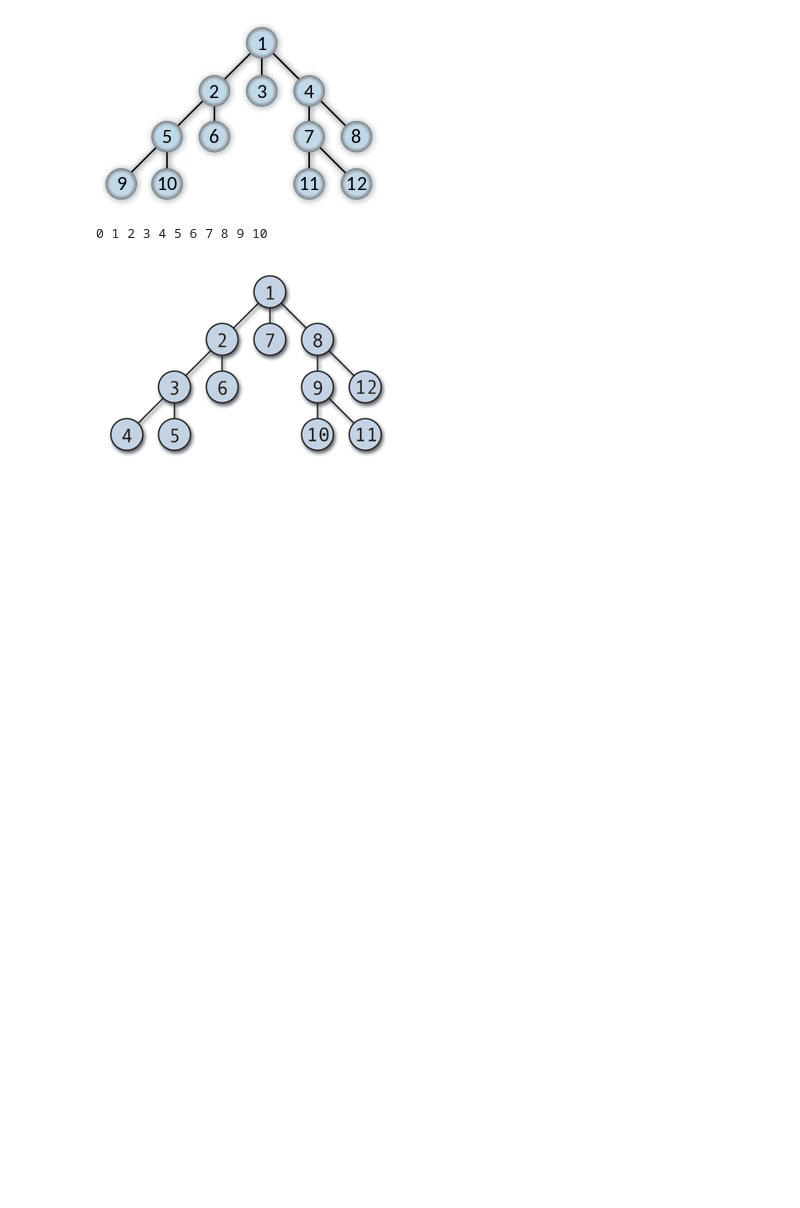
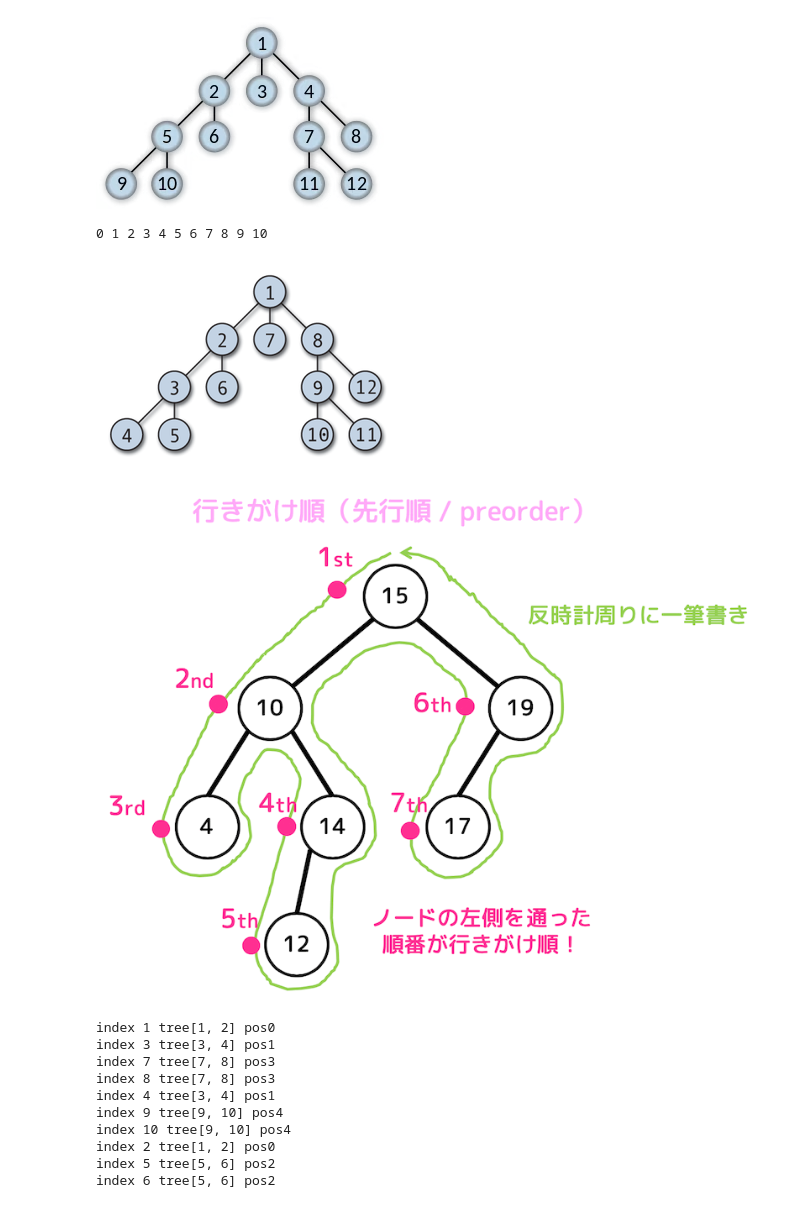
Before and after one commit to gon-papa/algorithm-basic, a Jupyter notebook: work/algorithum_basic/4.3/tree_structure.ipynb, the cells around one changed output. Saved outputs shown, nothing was run; the diff lists cells and outputs as text; code cells hidden in the pictures; blank space fills up the shorter version.

```diff
--- a/work/algorithum_basic/4.3/tree_structure.ipynb
+++ b/work/algorithum_basic/4.3/tree_structure.ipynb
@@ -27,0 +25,32 @@ display(Image(filename='work/image/dfs_pre_order.png'))
+# %%
+# 行きかけ順(pre order)
+# 「最初にノードを訪問する」タイミングが早い順に各ノードを探索していく方式
+display(Image(filename='work/image/dfs_pre_order.png'))
+"""
+ 	1.	search(0)を呼び出すと、まず0が出力され、tree[0]の要素である1と2に対して再帰的にsearchが呼び出されます。
+	2.	search(1)では、まず1が出力され、次にtree[1]の要素である3と4に対して再帰的にsearchが呼び出されます。
+	3.	search(3)では、まず3が出力され、次にtree[3]の要素である7と8に対して再帰的にsearchが呼び出されます。
+	4.	search(7)では、7が出力され、tree[7]が空なので、search(7)が終了し、呼び出し元のsearch(3)に戻ります。
+	5.	search(3)では、次にsearch(8)が呼び出され、8が出力されます。tree[8]が空なので、search(8)が終了し、再び呼び出し元のsearch(3)に戻ります。
+	6.	search(3)のすべての子ノードが処理され終わると、search(1)に戻り、次にsearch(4)が呼び出されます。
+"""
+
+tree = [[1,2], [3,4], [5,6], [7,8], [9,10],[],[],[],[],[],[]]
+def search(pos):
+    for i in tree[pos]: # 配下のノードを調べる
+        print(f'index {i} tree{tree[pos]} pos{pos}')
+        search(i) # 再帰的に探索
+
+search(0)
+# %% [output]
+[figure, added]
+index 1 tree[1, 2] pos0
+index 3 tree[3, 4] pos1
+index 7 tree[7, 8] pos3
+index 8 tree[7, 8] pos3
+index 4 tree[3, 4] pos1
+index 9 tree[9, 10] pos4
+index 10 tree[9, 10] pos4
+index 2 tree[1, 2] pos0
+index 5 tree[5, 6] pos2
+index 6 tree[5, 6] pos2
```
Also changed, not shown: parts of 3 cells of this notebook, 3 other files.
